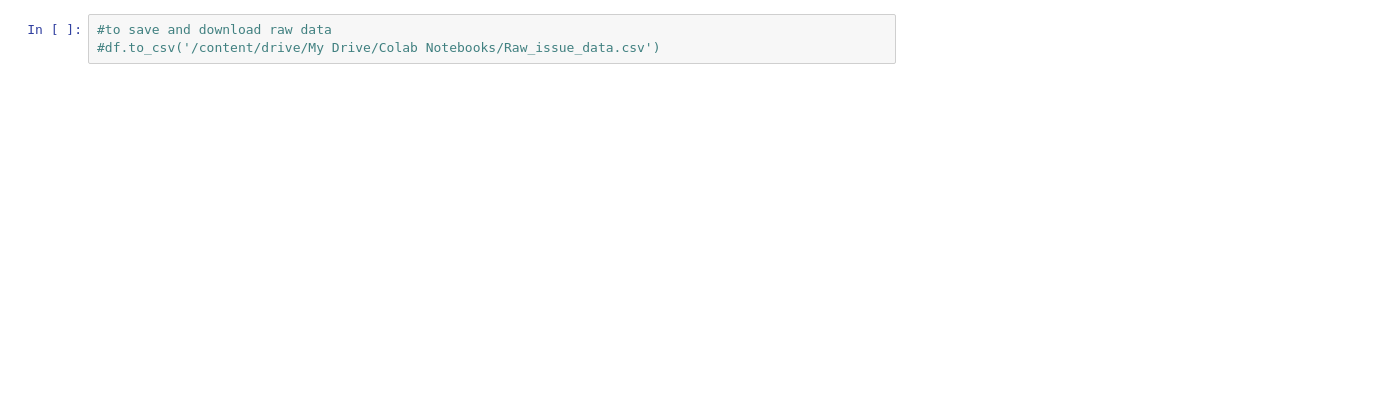
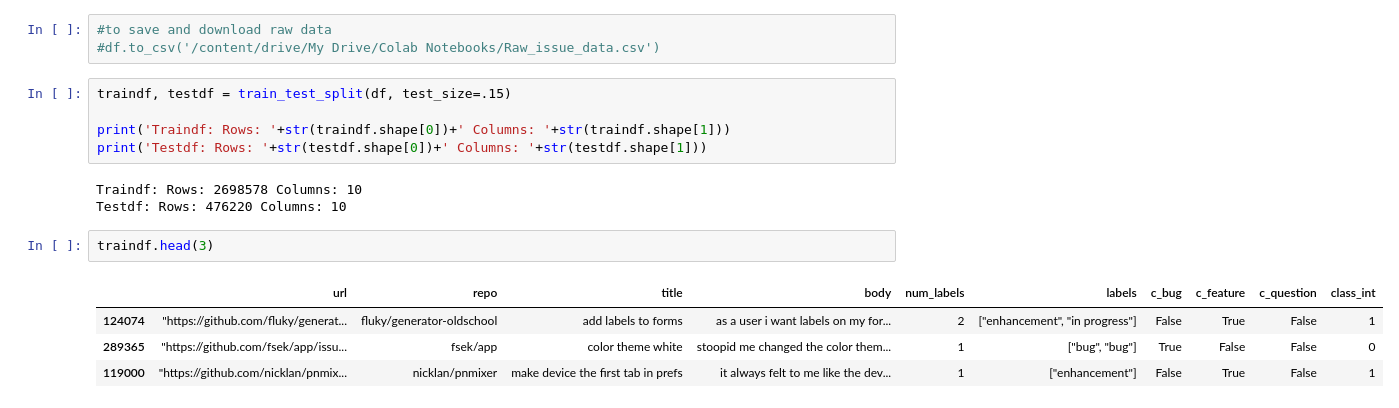
Before and after one commit to fyprjgroup3/FY_project, a Jupyter notebook: DL_model.ipynb, the cells around one changed output. Saved outputs shown, nothing was run; the diff lists cells and outputs as text; blank space fills up the shorter version.

```diff
--- a/DL_model.ipynb
+++ b/DL_model.ipynb
@@ -21,3 +46,18 @@ df.head()
 # %%
 #to save and download raw data
 #df.to_csv('/content/drive/My Drive/Colab Notebooks/Raw_issue_data.csv')
+# %%
+traindf, testdf = train_test_split(df, test_size=.15)
+
+print('Traindf: Rows: '+str(traindf.shape[0])+' Columns: '+str(traindf.shape[1]))
+print('Testdf: Rows: '+str(testdf.shape[0])+' Columns: '+str(testdf.shape[1]))
+# %% [output]
+Traindf: Rows: 2698578 Columns: 10
+Testdf: Rows: 476220 Columns: 10
+# %%
+traindf.head(3)
+# %% [output]
+|  | url | repo | title | body | num_labels | labels | c_bug | c_feature | c_question | class_int |
+| 124074 | "https://github.com/fluky/generat... | fluky/generator-oldschool | add labels to forms | as a user i want labels on my for... | 2 | ["enhancement", "in progress"] | False | True | False | 1 |
+| 289365 | "https://github.com/fsek/app/issu... | fsek/app | color theme white | stoopid me changed the color them... | 1 | ["bug", "bug"] | True | False | False | 0 |
+| 119000 | "https://github.com/nicklan/pnmix... | nicklan/pnmixer | make device the first tab in prefs | it always felt to me like the dev... | 1 | ["enhancement"] | False | True | False | 1 |
```
Also changed, not shown: parts of 4 cells of this notebook.
